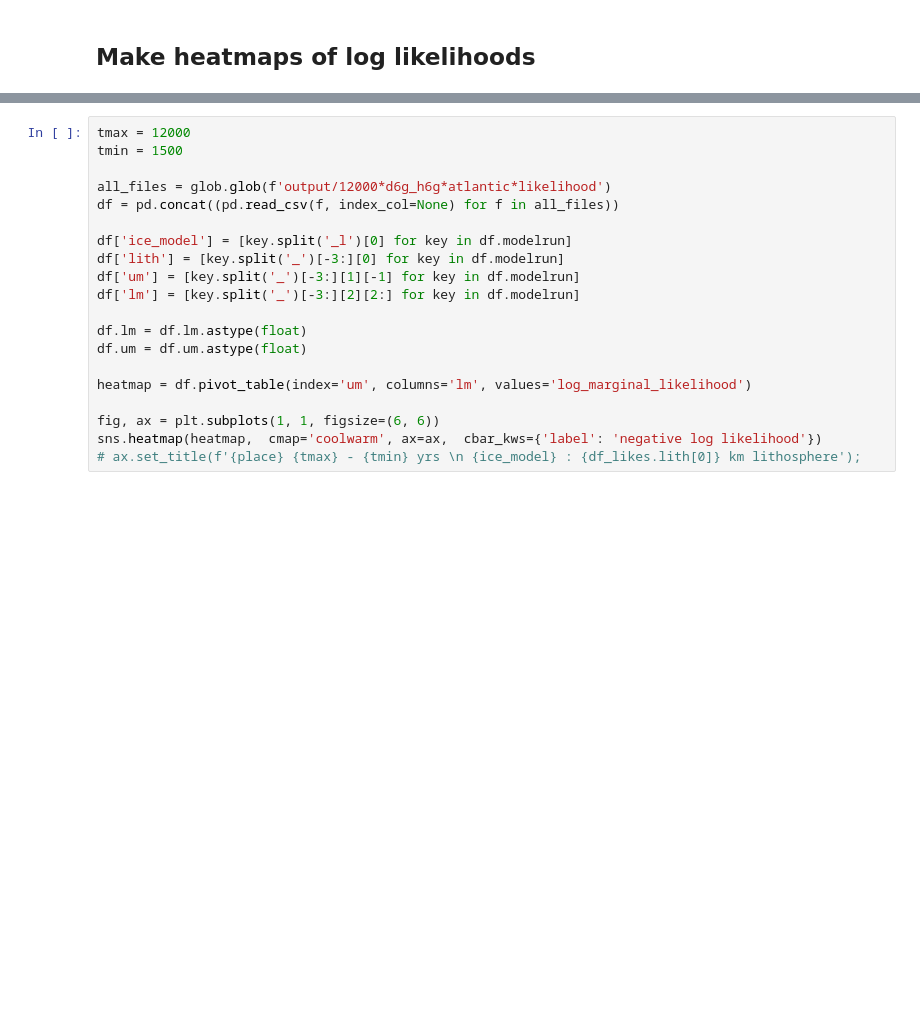
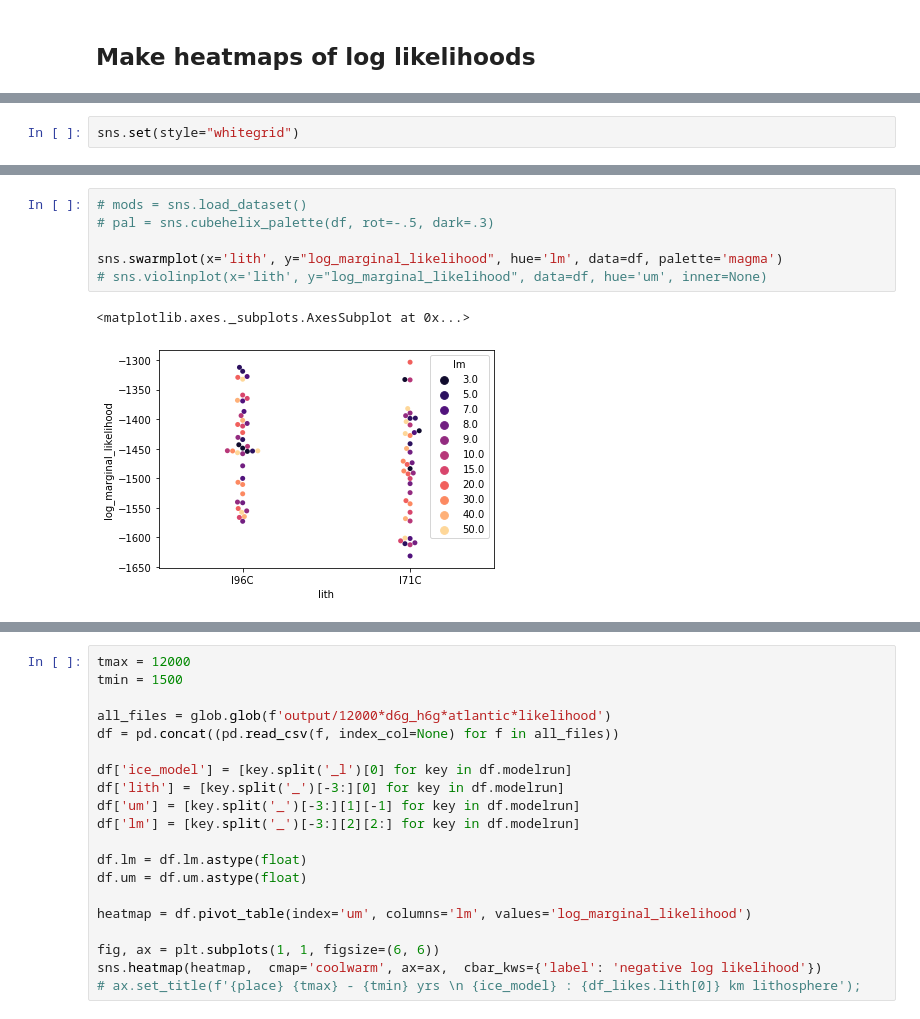
Before and after one commit to rcameronc/Holocene_readv, a Jupyter notebook: readv_postproc.ipynb, the cells around one changed output, grey strips where cells are left out. Cells and saved outputs as stored; diff of their text form; blank space fills up the shorter version.

```diff
--- a/readv_postproc.ipynb
+++ b/readv_postproc.ipynb
@@ -43,0 +73,2 @@ fig.savefig(dirName + f'{path_gen}_likelihood_heatmap', transparent=True)
+# %%
+sns.set(style="whitegrid")
@@ -43,0 +83,9 @@ fig.savefig(dirName + f'{path_gen}_likelihood_heatmap', transparent=True)
+# %%
+# mods = sns.load_dataset()
+# pal = sns.cubehelix_palette(df, rot=-.5, dark=.3)
+
+sns.swarmplot(x='lith', y="log_marginal_likelihood", hue='lm', data=df, palette='magma')
+# sns.violinplot(x='lith', y="log_marginal_likelihood", data=df, hue='um', inner=None)
+# %% [output]
+<matplotlib.axes._subplots.AxesSubplot at 0x...>
+[figure, added]
```
Also changed, not shown: parts of 7 cells of this notebook, 2 other files.
